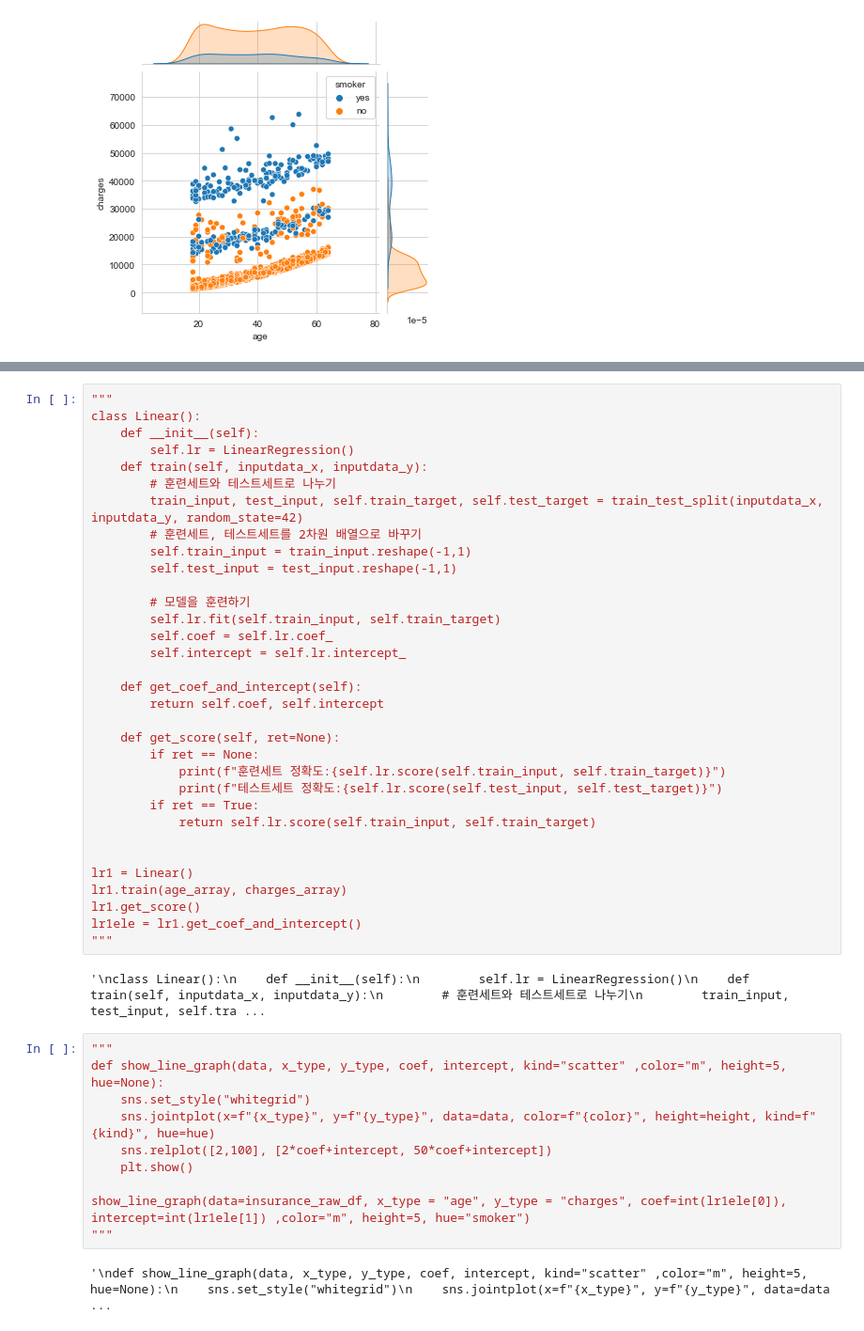
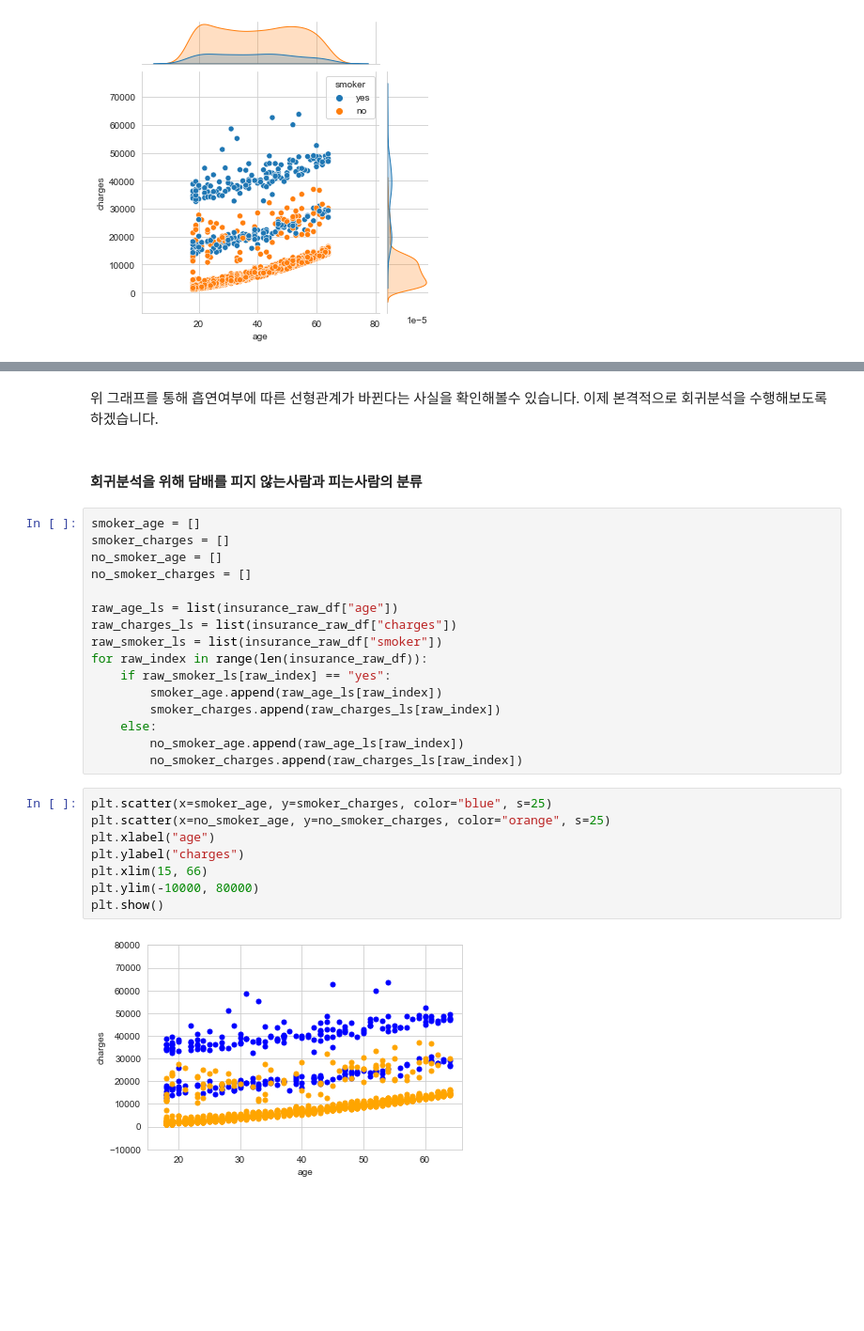
Before and after one commit to minecode0606/Medical_Cost_Personal_Data_Analytics, a Jupyter notebook: Age_and_Charges_Regression.ipynb, the cells around one changed output, grey strips where cells are left out. Shown at 94% size. Drawn from its saved outputs; the diff is of its cells as text; blank space fills up the shorter version.

```diff
--- a/Age_and_Charges_Regression.ipynb
+++ b/Age_and_Charges_Regression.ipynb
@@ -56,47 +54,30 @@ charges_array = np.array(insurance_raw_df["charges"])
-# %%
-"""
-class Linear():
-    def __init__(self):
-        self.lr = LinearRegression()
-    def train(self, inputdata_x, inputdata_y):
-        # 훈련세트와 테스트세트로 나누기
-        train_input, test_input, self.train_target, self.test_target = train_test_split(inputdata_x, inputdata_y, random_state=42)
-        # 훈련세트, 테스트세트를 2차원 배열으로 바꾸기
-        self.train_input = train_input.reshape(-1,1)
-        self.test_input = test_input.reshape(-1,1)
-
-        # 모델을 훈련하기
-        self.lr.fit(self.train_input, self.train_target)
-        self.coef = self.lr.coef_
-        self.intercept = self.lr.intercept_
-
-    def get_coef_and_intercept(self):
-        return self.coef, self.intercept
-
-    def get_score(self, ret=None):
-        if ret == None:
-            print(f"훈련세트 정확도:{self.lr.score(self.train_input, self.train_target)}")
-            print(f"테스트세트 정확도:{self.lr.score(self.test_input, self.test_target)}")
-        if ret == True:
-            return self.lr.score(self.train_input, self.train_target)
-
-
-lr1 = Linear()
-lr1.train(age_array, charges_array)
-lr1.get_score()
-lr1ele = lr1.get_coef_and_intercept()
-"""
-# %% [output]
-'\nclass Linear():\n    def __init__(self):\n        self.lr = LinearRegression()\n    def train(self, inputdata_x, inputdata_y):\n        # 훈련세트와 테스트세트로 나누기\n        train_input, test_input, self.tra ...
-# %%
-"""
-def show_line_graph(data, x_type, y_type, coef, intercept, kind="scatter" ,color="m", height=5, hue=None):
-    sns.set_style("whitegrid")
-    sns.jointplot(x=f"{x_type}", y=f"{y_type}", data=data, color=f"{color}", height=height, kind=f"{kind}", hue=hue)
-    sns.relplot([2,100], [2*coef+intercept, 50*coef+intercept])
-    plt.show()
-
-show_line_graph(data=insurance_raw_df, x_type = "age", y_type = "charges", coef=int(lr1ele[0]), intercept=int(lr1ele[1]) ,color="m", height=5, hue="smoker")
-"""
-# %% [output]
-'\ndef show_line_graph(data, x_type, y_type, coef, intercept, kind="scatter" ,color="m", height=5, hue=None):\n    sns.set_style("whitegrid")\n    sns.jointplot(x=f"{x_type}", y=f"{y_type}", data=data ...
+# %% [markdown]
+위 그래프를 통해 흡연여부에 따른 선형관계가 바뀐다는 사실을 확인해볼수 있습니다. 이제 본격적으로 회귀분석을 수행해보도록 하겠습니다.
+# %% [markdown]
+#### 회귀분석을 위해 담배를 피지 않는사람과 피는사람의 분류
+# %%
+smoker_age = []
+smoker_charges = []
+no_smoker_age = []
+no_smoker_charges = []
+
+raw_age_ls = list(insurance_raw_df["age"])
+raw_charges_ls = list(insurance_raw_df["charges"])
+raw_smoker_ls = list(insurance_raw_df["smoker"])
+for raw_index in range(len(insurance_raw_df)):
+    if raw_smoker_ls[raw_index] == "yes":
+        smoker_age.append(raw_age_ls[raw_index])
+        smoker_charges.append(raw_charges_ls[raw_index])
+    else:
+        no_smoker_age.append(raw_age_ls[raw_index])
+        no_smoker_charges.append(raw_charges_ls[raw_index])
+# %%
+plt.scatter(x=smoker_age, y=smoker_charges, color="blue", s=25)
+plt.scatter(x=no_smoker_age, y=no_smoker_charges, color="orange", s=25)
+plt.xlabel("age")
+plt.ylabel("charges")
+plt.xlim(15, 66)
+plt.ylim(-10000, 80000)
+plt.show()
+# %% [output]
+[figure, added]
```
Also changed, not shown: parts of 10 cells of this notebook, 2 other files.
